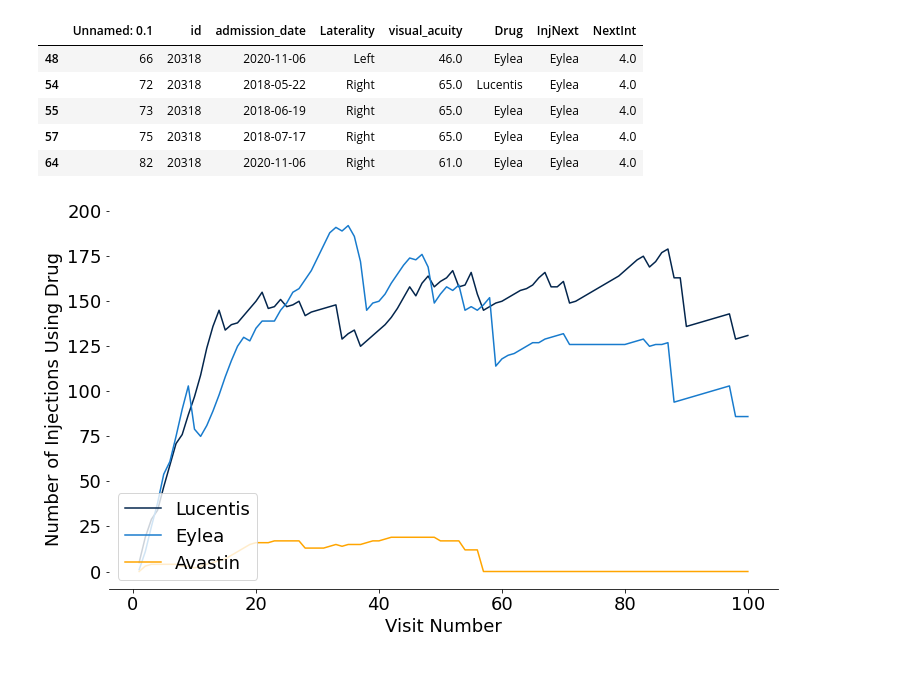
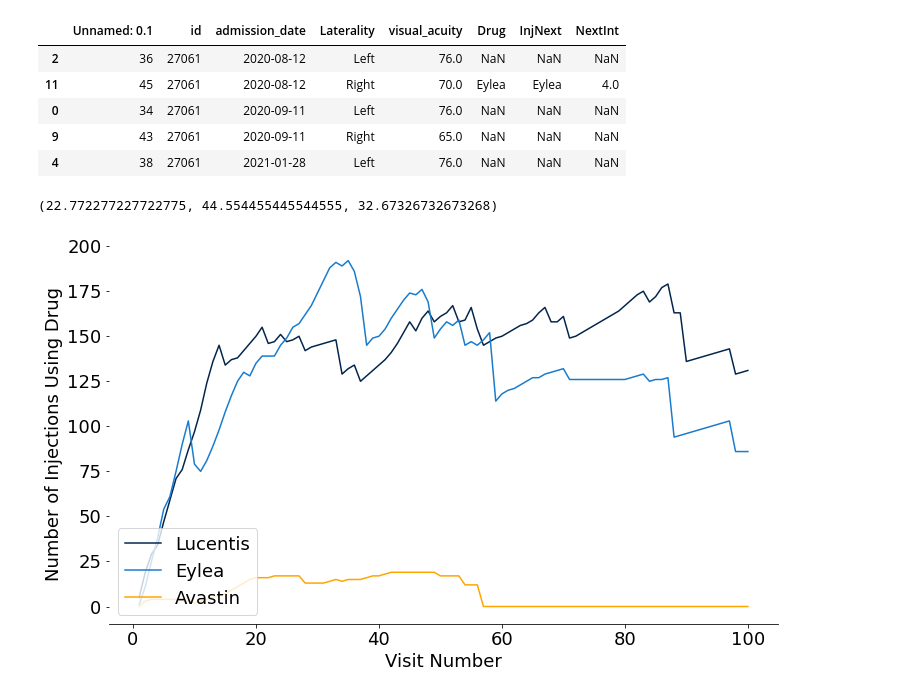
Before and after one commit to charlieoneill23/charliemacuject, a Jupyter notebook: pharma_reports/DMEAudit.ipynb, the cells around one changed output. Cells and saved outputs as stored; diff of their text form; code cells hidden in the pictures.

Commit message:
new interval metrics

```diff
--- a/pharma_reports/DMEAudit.ipynb
+++ b/pharma_reports/DMEAudit.ipynb
@@ -61,11 +61,11 @@ class DataSeparator:
         Input: Bool.
         Output: Pandas dataframe.
         """
-        df = pd.read_csv('/home/jupyter/charliemacuject/pharma_reports/data/DME/devchau.csv')
+        df = pd.read_csv('/home/jupyter/charliemacuject/pharma_reports/data/DME/alextan.csv')
         df.dropna(subset=['visual_acuity'], inplace=True)
         df.drop(columns=['Unnamed: 0'], inplace=True)
         df.rename(columns={'CreatedDate': 'admission_date', 'InjToday': 'Drug'}, inplace=True)
-        df['admission_date'] = pd.to_datetime(df['admission_date'])
+        df['admission_date'] = pd.to_datetime(df['admission_date'], dayfirst=True)
         if drop_drug_na:
             df = df.dropna(subset=['Drug'])
             df = df[df['Drug'] != 'nil']
@@ -92,8 +92,7 @@ class DataSeparator:
         elif self.df_list == 'all':
             lucentis_df, eylea_df, mult_df = self.drug_df_separator()
             improved, not_improved, overall = self.improved_df_separator()
-            luc_eyl, eyl_luc = self.switch_df_separator()
-            return [lucentis_df, eylea_df, mult_df, improved, not_improved, overall, luc_eyl, eyl_luc]
+            return [lucentis_df, eylea_df, mult_df, improved, not_improved, overall]
 
     def drug_df_separator(self):
         """
@@ -167,14 +166,14 @@ class DataSeparator:
 dataframe = DataSeparator('all')
 df_list = dataframe.get_dataframes()
 # %%
-df_list[7].head()
+df_list[3].head()
 # %% [output]
 |  | Unnamed: 0.1 | id | admission_date | Laterality | visual_acuity | Drug | InjNext | NextInt |
-| 48 | 66 | 20318 | 2020-11-06 | Left | 46.0 | Eylea | Eylea | 4.0 |
-| 54 | 72 | 20318 | 2018-05-22 | Right | 65.0 | Lucentis | Eylea | 4.0 |
-| 55 | 73 | 20318 | 2018-06-19 | Right | 65.0 | Eylea | Eylea | 4.0 |
-| 57 | 75 | 20318 | 2018-07-17 | Right | 65.0 | Eylea | Eylea | 4.0 |
-| 64 | 82 | 20318 | 2020-11-06 | Right | 61.0 | Eylea | Eylea | 4.0 |
+| 2 | 36 | 27061 | 2020-08-12 | Left | 76.0 | NaN | NaN | NaN |
+| 11 | 45 | 27061 | 2020-08-12 | Right | 70.0 | Eylea | Eylea | 4.0 |
+| 0 | 34 | 27061 | 2020-09-11 | Left | 76.0 | NaN | NaN | NaN |
+| 9 | 43 | 27061 | 2020-09-11 | Right | 65.0 | NaN | NaN | NaN |
+| 4 | 38 | 27061 | 2021-01-28 | Left | 76.0 | NaN | NaN | NaN |
 # %%
 class InitialMetrics(DataSeparator):
 
@@ -240,6 +248,11 @@ class InitialMetrics(DataSeparator):
     def upload_results_table(self):
         dataframe = self.results_table()
         dataframe.to_csv('/home/jupyter/charliemacuject/pharma_reports/initialmetrics.csv')
+# %%
+table = InitialMetrics('all')
+table.patient_drugs()
+# %% [output]
+(22.772277227722775, 44.554455445544555, 32.67326732673268)
 # %%
 class Utilisation(DataSeparator):
 
```
Also changed, not shown: parts of 11 cells of this notebook, 11 other files.
